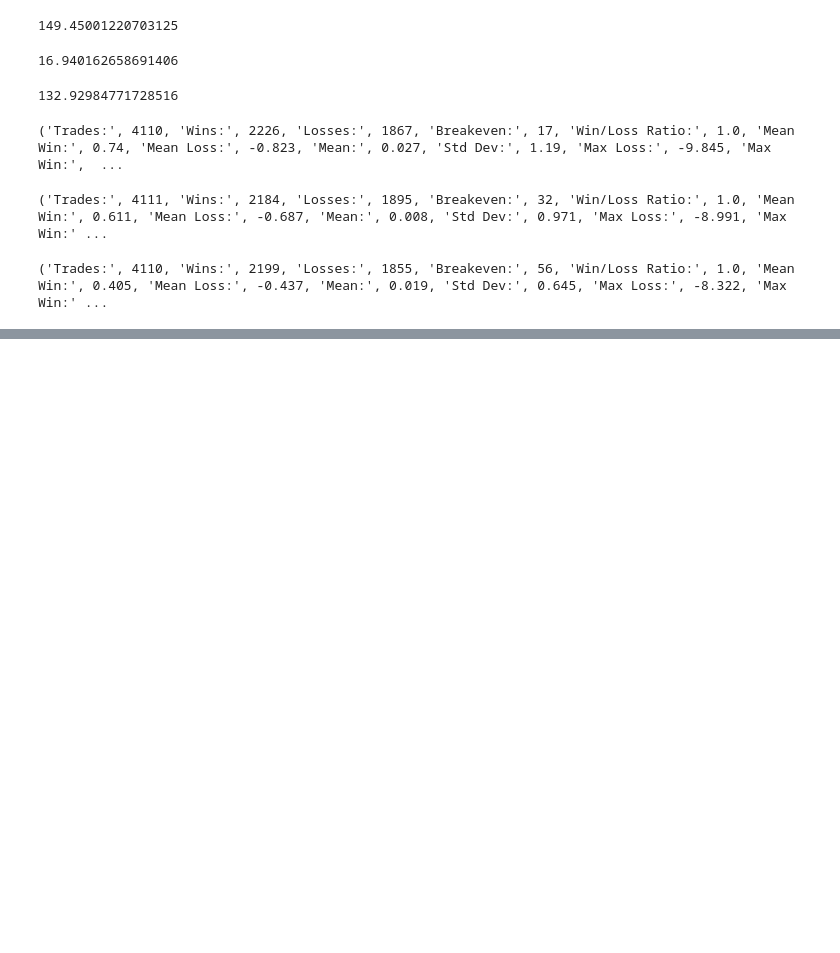
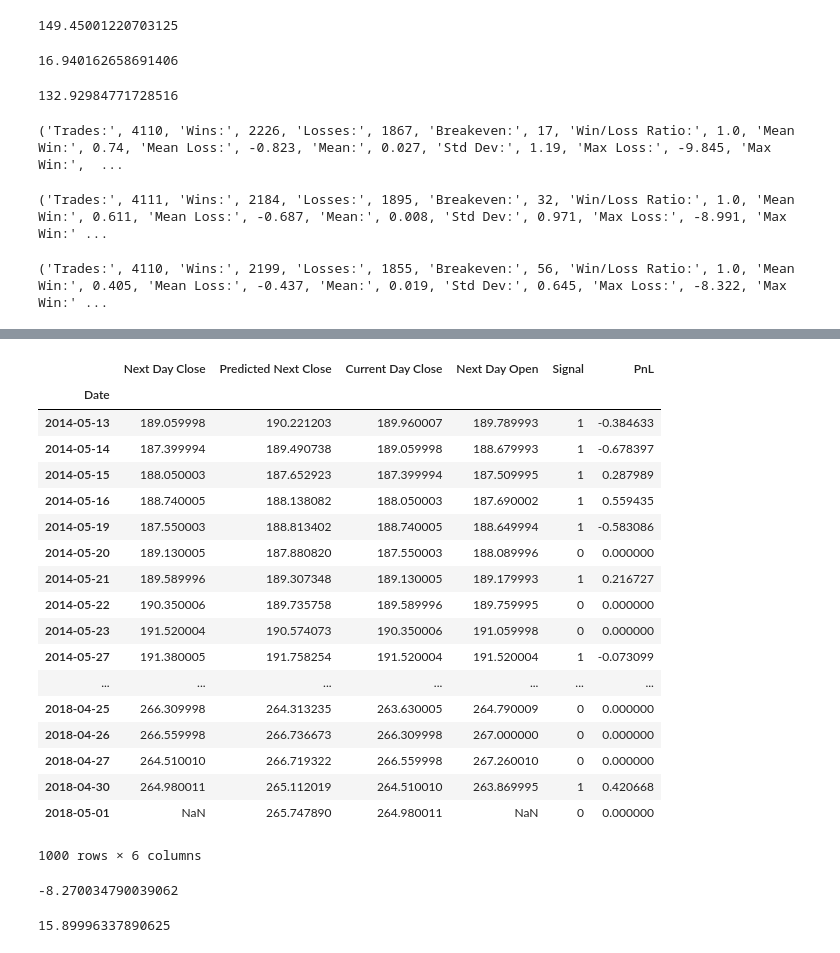
Before and after one commit to jsagithub/TradingNotebook, a Jupyter notebook: trading.ipynb, the cells around one changed output, grey strips where cells are left out. Saved outputs shown, nothing was run; the diff lists cells and outputs as text; code cells hidden in the pictures; blank space fills up the shorter version.

```diff
--- a/trading.ipynb
+++ b/trading.ipynb
@@ -211,0 +293,9 @@ get_stats(long_on_rtn)
+# %%
+#current day close
+cdc = sp[['Close']].iloc[-1000:]
+#next day open
+ndo = sp[['Open']].iloc[-1000:].shift(-1)
+tf1 = pd.merge(tf, cdc, left_index=True, right_index=True)
+tf2 = pd.merge(tf1, ndo, left_index=True, right_index=True)
+tf2.columns = ['Next Day Close', 'Predicted Next Close', 'Current Day Close', 'Next Day Open']
+tf2
@@ -211,0 +322,44 @@ get_stats(long_on_rtn)
+# %%
+def get_signal(r):
+    if r['Predicted Next Close'] > r ['Next Day Open']:
+        return 1
+    else:
+        return 0
+# %%
+def get_ret(r):
+    if r['Signal']==1:
+        return((r['Next Day Close'] - r['Next Day Open'])/r['Next Day Open'])*100
+    else:
+        return 0
+# %%
+tf2 = tf2.assign(Signal = tf2.apply(get_signal, axis=1))
+tf2 = tf2.assign(PnL = tf2.apply(get_ret, axis=1))
+tf2
+# %% [output]
+|  | Next Day Close | Predicted Next Close | Current Day Close | Next Day Open | Signal | PnL |
+| Date |  |  |  |  |  |  |
+| 2014-05-13 | 189.059998 | 190.221203 | 189.960007 | 189.789993 | 1 | -0.384633 |
+| 2014-05-14 | 187.399994 | 189.490738 | 189.059998 | 188.679993 | 1 | -0.678397 |
+| 2014-05-15 | 188.050003 | 187.652923 | 187.399994 | 187.509995 | 1 | 0.287989 |
+| 2014-05-16 | 188.740005 | 188.138082 | 188.050003 | 187.690002 | 1 | 0.559435 |
+| 2014-05-19 | 187.550003 | 188.813402 | 188.740005 | 188.649994 | 1 | -0.583086 |
+| 2014-05-20 | 189.130005 | 187.880820 | 187.550003 | 188.089996 | 0 | 0.000000 |
+| 2014-05-21 | 189.589996 | 189.307348 | 189.130005 | 189.179993 | 1 | 0.216727 |
+| 2014-05-22 | 190.350006 | 189.735758 | 189.589996 | 189.759995 | 0 | 0.000000 |
+| 2014-05-23 | 191.520004 | 190.574073 | 190.350006 | 191.059998 | 0 | 0.000000 |
+| 2014-05-27 | 191.380005 | 191.758254 | 191.520004 | 191.520004 | 1 | -0.073099 |
+| ... | ... | ... | ... | ... | ... | ... |
+| 2018-04-25 | 266.309998 | 264.313235 | 263.630005 | 264.790009 | 0 | 0.000000 |
+| 2018-04-26 | 266.559998 | 266.736673 | 266.309998 | 267.000000 | 0 | 0.000000 |
+| 2018-04-27 | 264.510010 | 266.719322 | 266.559998 | 267.260010 | 0 | 0.000000 |
+| 2018-04-30 | 264.980011 | 265.112019 | 264.510010 | 263.869995 | 1 | 0.420668 |
+| 2018-05-01 | NaN | 265.747890 | 264.980011 | NaN | 0 | 0.000000 |
+1000 rows × 6 columns
+# %%
+(tf2[tf2['Signal']==1]['Next Day Close'] - tf2[tf2['Signal']==1]['Next Day Open']).sum()
+# %% [output]
+-8.270034790039062
+# %%
+(sp['Close'].iloc[-1000:] - sp['Open'].iloc[-1000:]).sum()
+# %% [output]
+15.89996337890625
```
Also changed, not shown: parts of 13 cells of this notebook.
